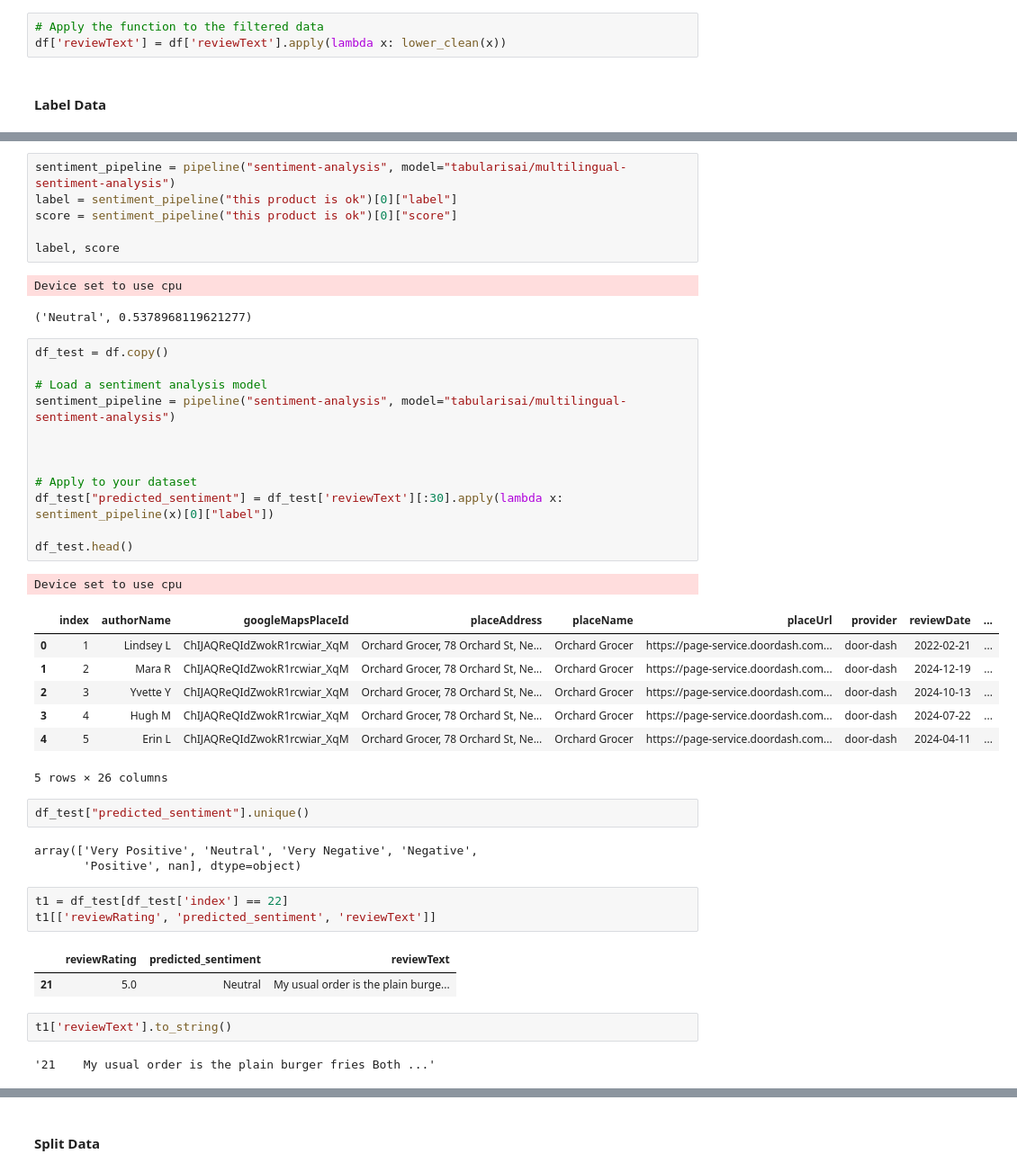
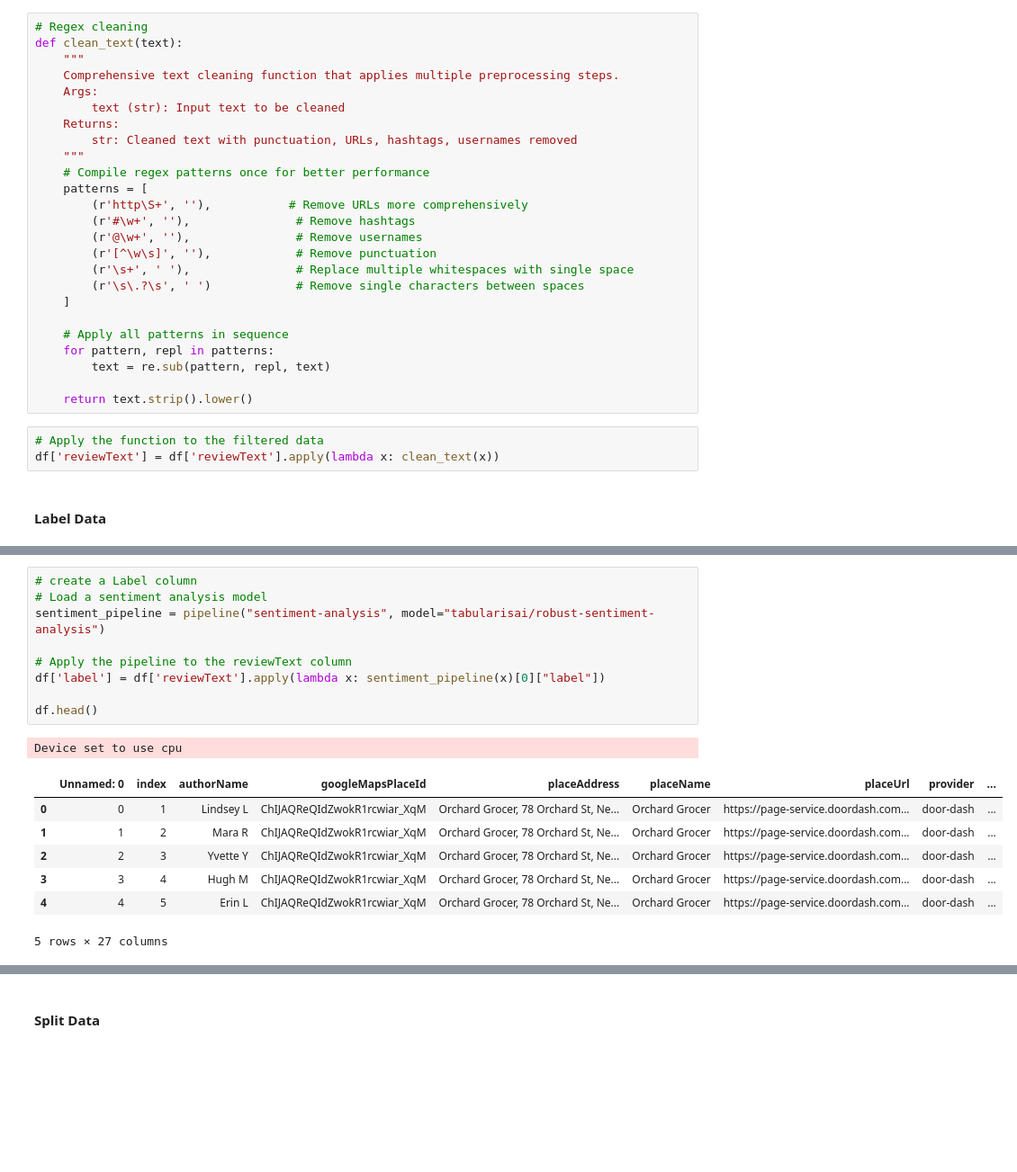
Before and after one commit to gen-git-26/Rreview_Analyzer, a Jupyter notebook: notebooks/experiments.ipynb, the cells around one changed output, grey strips where cells are left out. Shown at 90% size. Saved outputs shown, nothing was run; the diff lists cells and outputs as text; blank space fills up the shorter version.

```diff
--- a/notebooks/experiments.ipynb
+++ b/notebooks/experiments.ipynb
@@ -95,5 +82,30 @@ def lower_clean(text):
+# %%
+# Regex cleaning
+def clean_text(text):
+    """
+    Comprehensive text cleaning function that applies multiple preprocessing steps.
+    Args:
+        text (str): Input text to be cleaned
+    Returns:
+        str: Cleaned text with punctuation, URLs, hashtags, usernames removed
+    """
+    # Compile regex patterns once for better performance
+    patterns = [
+        (r'http\S+', ''),           # Remove URLs more comprehensively
+        (r'#\w+', ''),               # Remove hashtags
+        (r'@\w+', ''),               # Remove usernames
+        (r'[^\w\s]', ''),            # Remove punctuation
+        (r'\s+', ' '),               # Replace multiple whitespaces with single space
+        (r'\s\.?\s', ' ')            # Remove single characters between spaces
+    ]
+
+    # Apply all patterns in sequence
+    for pattern, repl in patterns:
+        text = re.sub(pattern, repl, text)
+
+    return text.strip().lower()
 # %%
 # Apply the function to the filtered data
-df['reviewText'] = df['reviewText'].apply(lambda x: lower_clean(x))
+df['reviewText'] = df['reviewText'].apply(lambda x: clean_text(x))
 # %% [markdown]
 #### Label Data
@@ -116,45 +112,18 @@ Device set to use cpu
-# %%
-sentiment_pipeline = pipeline("sentiment-analysis", model="tabularisai/multilingual-sentiment-analysis")
-label = sentiment_pipeline("this product is ok")[0]["label"]
-score = sentiment_pipeline("this product is ok")[0]["score"]
-
-label, score
-# %% [output]
-Device set to use cpu
-('Neutral', 0.5378968119621277)
 # %%
-df_test = df.copy()
+# create a Label column
+# Load a sentiment analysis model
+sentiment_pipeline = pipeline("sentiment-analysis", model="tabularisai/robust-sentiment-analysis")
 
-# Load a sentiment analysis model
-sentiment_pipeline = pipeline("sentiment-analysis", model="tabularisai/multilingual-sentiment-analysis")
+# Apply the pipeline to the reviewText column
+df['label'] = df['reviewText'].apply(lambda x: sentiment_pipeline(x)[0]["label"])
 
-
-
-# Apply to your dataset
-df_test["predicted_sentiment"] = df_test['reviewText'][:30].apply(lambda x: sentiment_pipeline(x)[0]["label"])
-
-df_test.head()
+df.head()
 # %% [output]
 Device set to use cpu
-|  | index | authorName | googleMapsPlaceId | placeAddress | placeName | placeUrl | provider | reviewDate | ... |
-| 0 | 1 | Lindsey L | ChIJAQReQIdZwokR1rcwiar_XqM | Orchard Grocer, 78 Orchard St, Ne... | Orchard Grocer | https://page-service.doordash.com... | door-dash | 2022-02-21 | ... |
-| 1 | 2 | Mara R | ChIJAQReQIdZwokR1rcwiar_XqM | Orchard Grocer, 78 Orchard St, Ne... | Orchard Grocer | https://page-service.doordash.com... | door-dash | 2024-12-19 | ... |
-| 2 | 3 | Yvette Y | ChIJAQReQIdZwokR1rcwiar_XqM | Orchard Grocer, 78 Orchard St, Ne... | Orchard Grocer | https://page-service.doordash.com... | door-dash | 2024-10-13 | ... |
-| 3 | 4 | Hugh M | ChIJAQReQIdZwokR1rcwiar_XqM | Orchard Grocer, 78 Orchard St, Ne... | Orchard Grocer | https://page-service.doordash.com... | door-dash | 2024-07-22 | ... |
-| 4 | 5 | Erin L | ChIJAQReQIdZwokR1rcwiar_XqM | Orchard Grocer, 78 Orchard St, Ne... | Orchard Grocer | https://page-service.doordash.com... | door-dash | 2024-04-11 | ... |
+|  | Unnamed: 0 | index | authorName | googleMapsPlaceId | placeAddress | placeName | placeUrl | provider | ... |
+| 0 | 0 | 1 | Lindsey L | ChIJAQReQIdZwokR1rcwiar_XqM | Orchard Grocer, 78 Orchard St, Ne... | Orchard Grocer | https://page-service.doordash.com... | door-dash | ... |
+| 1 | 1 | 2 | Mara R | ChIJAQReQIdZwokR1rcwiar_XqM | Orchard Grocer, 78 Orchard St, Ne... | Orchard Grocer | https://page-service.doordash.com... | door-dash | ... |
+| 2 | 2 | 3 | Yvette Y | ChIJAQReQIdZwokR1rcwiar_XqM | Orchard Grocer, 78 Orchard St, Ne... | Orchard Grocer | https://page-service.doordash.com... | door-dash | ... |
+| 3 | 3 | 4 | Hugh M | ChIJAQReQIdZwokR1rcwiar_XqM | Orchard Grocer, 78 Orchard St, Ne... | Orchard Grocer | https://page-service.doordash.com... | door-dash | ... |
+| 4 | 4 | 5 | Erin L | ChIJAQReQIdZwokR1rcwiar_XqM | Orchard Grocer, 78 Orchard St, Ne... | Orchard Grocer | https://page-service.doordash.com... | door-dash | ... |
-5 rows × 26 columns
+5 rows × 27 columns
-# %%
-df_test["predicted_sentiment"].unique()
-# %% [output]
-array(['Very Positive', 'Neutral', 'Very Negative', 'Negative',
-       'Positive', nan], dtype=object)
-# %%
-t1 = df_test[df_test['index'] == 22]
-t1[['reviewRating', 'predicted_sentiment', 'reviewText']]
-# %% [output]
-|  | reviewRating | predicted_sentiment | reviewText |
-| 21 | 5.0 | Neutral | My usual order is the plain burge... |
-# %%
-t1['reviewText'].to_string()
-# %% [output]
-'21    My usual order is the plain burger fries Both ...'
```
Also changed, not shown: parts of 17 cells of this notebook.
